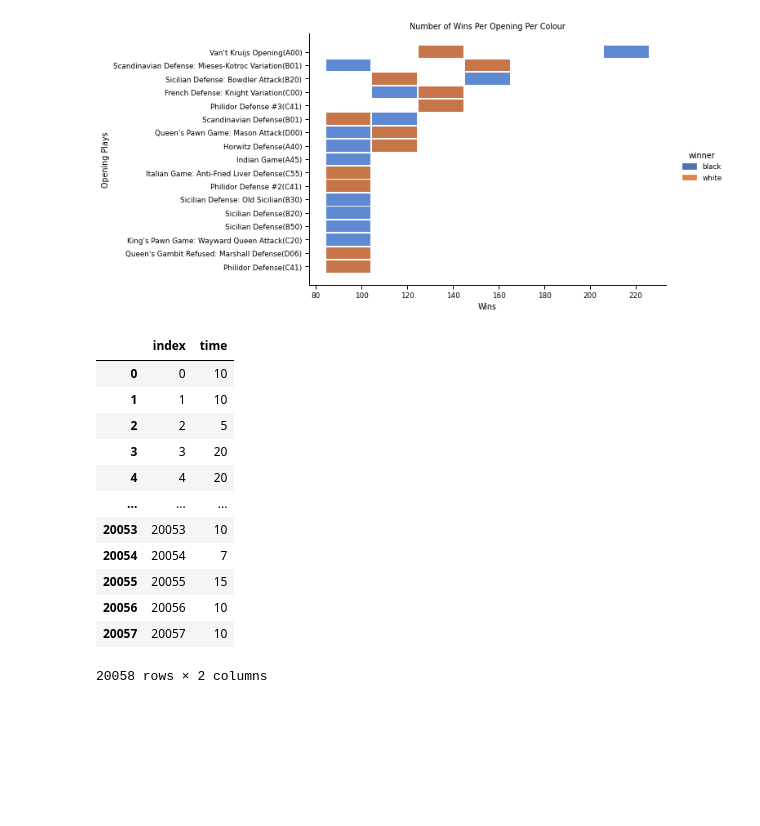
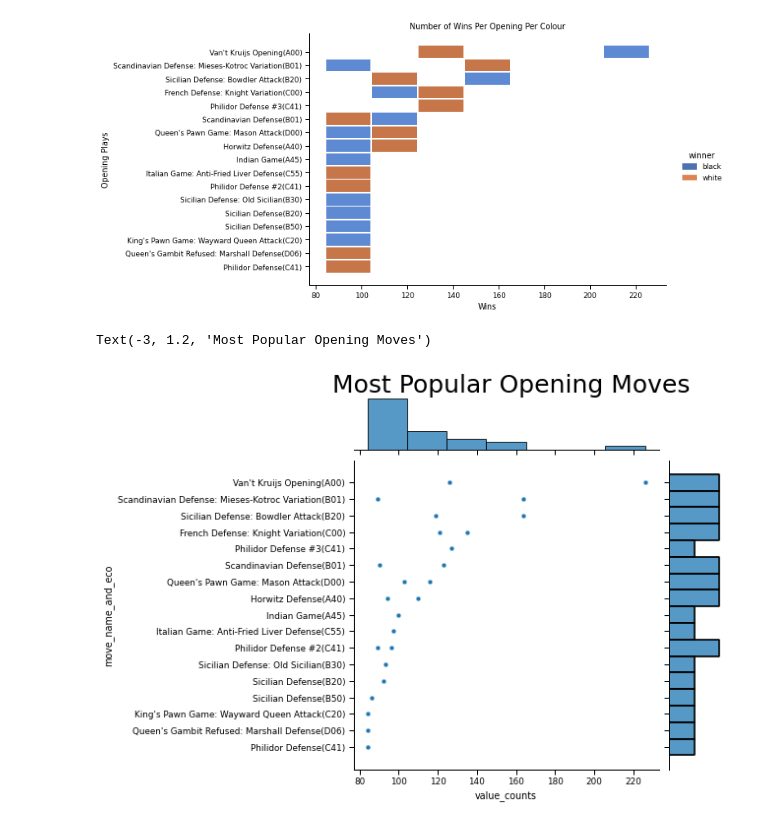
Before and after one commit to data301-2020-winter1/course-project-group_6025, a Jupyter notebook: analysis/Robiian1989/Milestone 2.ipynb, the cells around one changed output. Saved outputs shown, nothing was run; the diff lists cells and outputs as text; code cells hidden in the pictures; blank space fills up the shorter version.

```diff
--- a/analysis/Robiian1989/Milestone 2.ipynb
+++ b/analysis/Robiian1989/Milestone 2.ipynb
@@ -148,26 +152,13 @@ plt.savefig('wins_per_opening_per_colour')
 <Figure size 432x288 with 0 Axes>
 <Figure size 576x576 with 0 Axes>
 [figure]
-# %%
-#is there a correlation between time allocated and ECO?
-df_time=df1.time
-df1.time
-df_time=df_time.reset_index()
-df_time
-# %% [output]
-|  | index | time |
-| 0 | 0 | 10 |
-| 1 | 1 | 10 |
-| 2 | 2 | 5 |
-| 3 | 3 | 20 |
-| 4 | 4 | 20 |
-| ... | ... | ... |
-| 20053 | 20053 | 10 |
-| 20054 | 20054 | 7 |
-| 20055 | 20055 | 15 |
-| 20056 | 20056 | 10 |
-| 20057 | 20057 | 10 |
-20058 rows × 2 columns
+# %%
+
+sns.jointplot(x='value_counts',y='move_name_and_eco',data=df_most_frequent,kind='scatter')
+plt.title('Most Popular Opening Moves',x=-3,y=1.2,size=25)
+# %% [output]
+Text(-3, 1.2, 'Most Popular Opening Moves')
+[figure, added]
 # %%
 #eliminate the seconds in the 'time' column:
 
```
Also changed, not shown: parts of 10 cells of this notebook, 8 other files.
